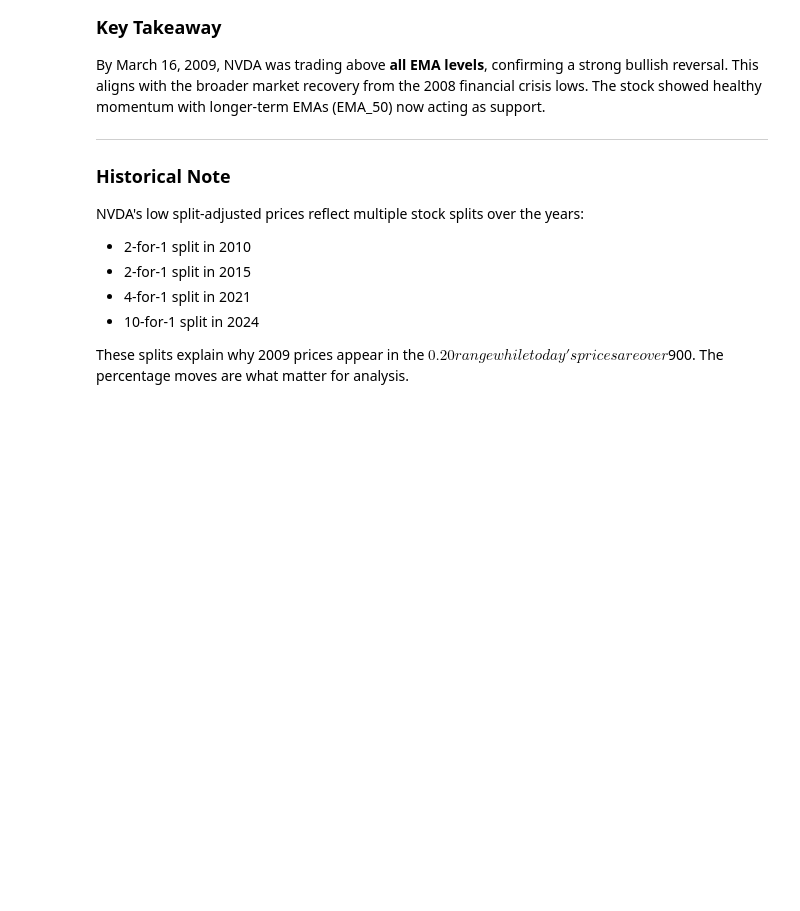
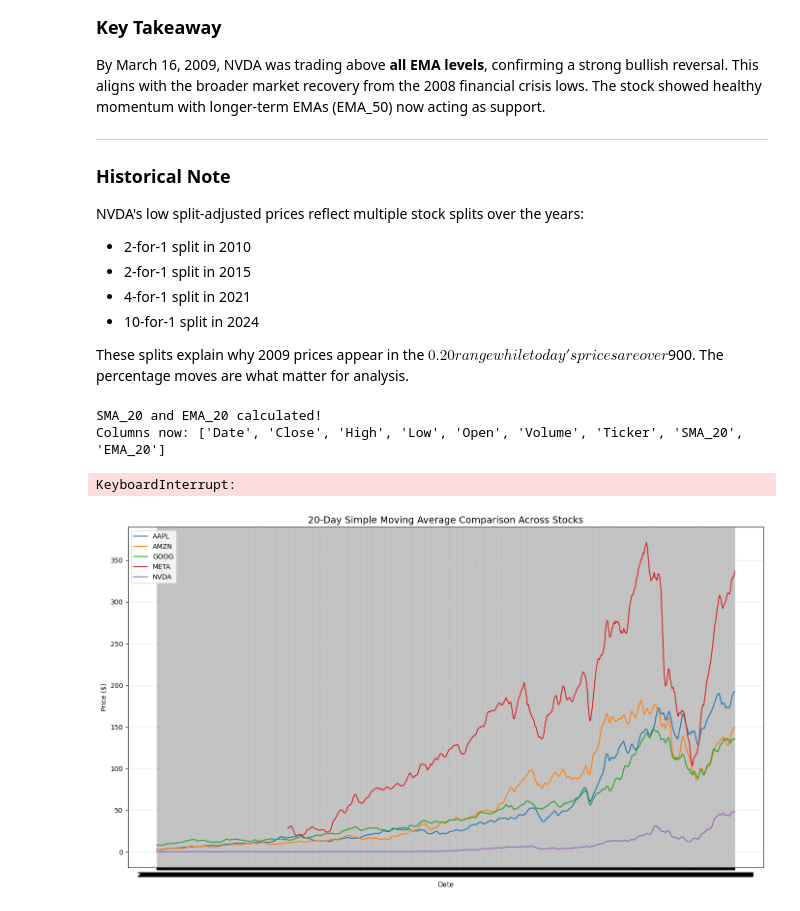
Before and after one commit to hawi088/News-Sentiment, a Jupyter notebook: notebooks/task2_eda.ipynb, the cells around one changed output. Drawn from its saved outputs; the diff is of its cells as text; code cells hidden in the pictures; blank space fills up the shorter version.

Commit message:
feat: add EMA comparison charts for AAPL, AMZN, GOOG, META, NVDA

```diff
--- a/notebooks/task2_eda.ipynb
+++ b/notebooks/task2_eda.ipynb
@@ -1472,3 +1472,37 @@ NVDA's low split-adjusted prices reflect multiple stock splits over the years:
 - 10-for-1 split in 2024
 
 These splits explain why 2009 prices appear in the $0.20 range while today's prices are over $900. The percentage moves are what matter for analysis.
+# %%
+# Calculate SMA_20 and EMA_20 for all stocks
+df_all_stocks['SMA_20'] = df_all_stocks.groupby('Ticker')['Close'].transform(
+    lambda x: x.rolling(window=20).mean()
+)
+
+df_all_stocks['EMA_20'] = df_all_stocks.groupby('Ticker')['Close'].transform(
+    lambda x: x.ewm(span=20, adjust=False).mean()
+)
+
+print("SMA_20 and EMA_20 calculated!")
+print(f"Columns now: {df_all_stocks.columns.tolist()}")
+# %% [output]
+SMA_20 and EMA_20 calculated!
+Columns now: ['Date', 'Close', 'High', 'Low', 'Open', 'Volume', 'Ticker', 'SMA_20', 'EMA_20']
+# %%
+# Now create both graphs
+for indicator, name in [('SMA_20', 'Simple Moving Average'), ('EMA_20', 'Exponential Moving Average')]:
+    fig, ax = plt.subplots(figsize=(14, 8))
+    for ticker in df_all_stocks['Ticker'].unique():
+        data = df_all_stocks[df_all_stocks['Ticker'] == ticker].dropna(subset=[indicator])
+        if len(data) > 0:
+            ax.plot(data['Date'], data[indicator], label=ticker, linewidth=1.5)
+    ax.set_title(f'20-Day {name} Comparison Across Stocks', fontsize=14)
+    ax.set_xlabel('Date')
+    ax.set_ylabel('Price ($)')
+    ax.legend()
+    ax.grid(True, alpha=0.3)
+    plt.tight_layout()
+    plt.savefig(f'{indicator.lower()}_comparison.png', dpi=150)
+    plt.show()
+# %% [output]
+KeyboardInterrupt:
+[figure, added]
```
Also changed, not shown: parts of 1 cell of this notebook.
